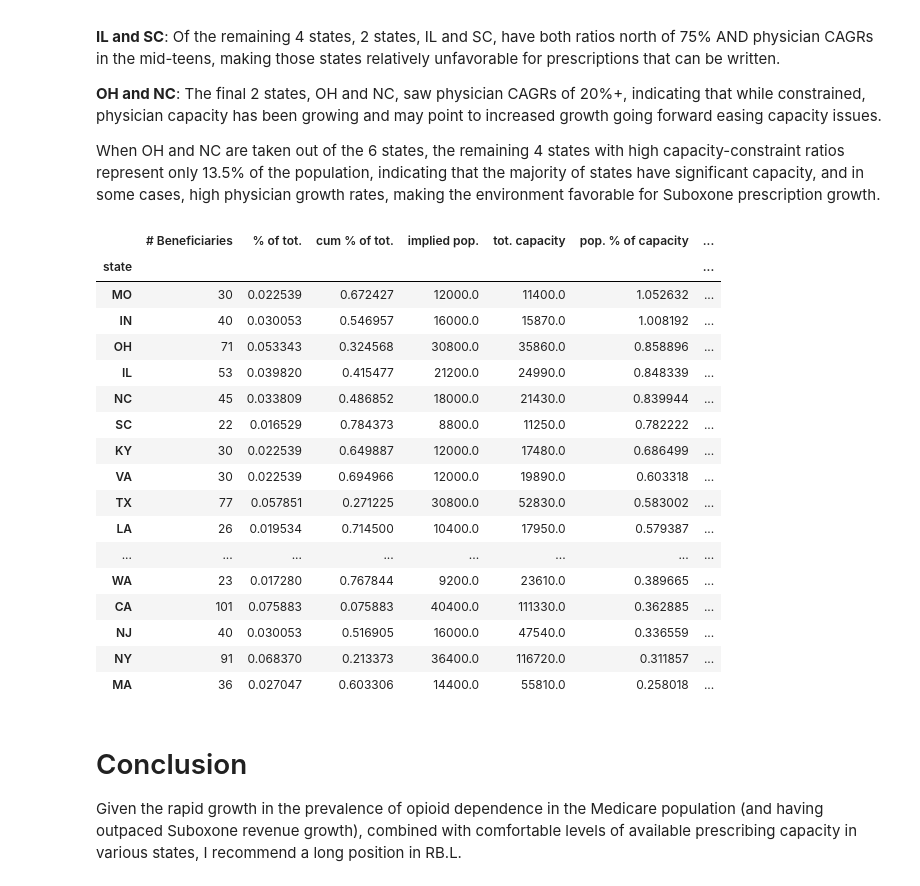
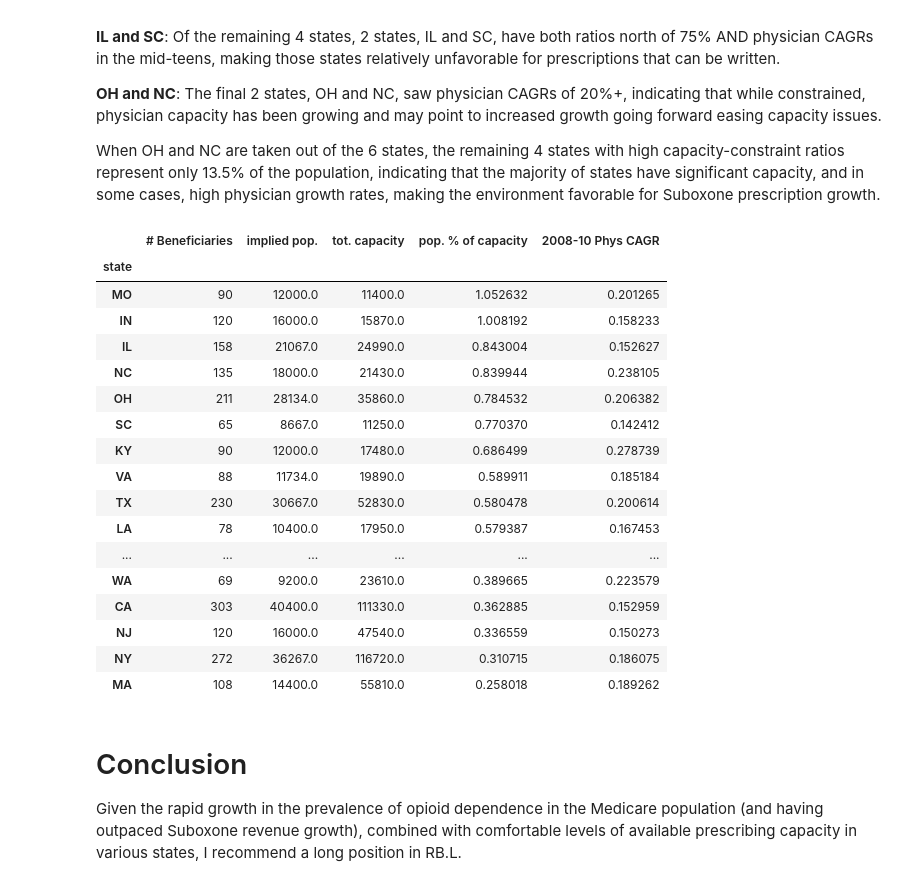
Before and after one commit to namanbhandari1/opioids, a Jupyter notebook: opioids.ipynb, the cells around one changed output. Saved outputs shown, nothing was run; the diff lists cells and outputs as text; code cells hidden in the pictures.

```diff
--- a/opioids.ipynb
+++ b/opioids.ipynb
@@ -297,3 +295,8 @@ ben = pd.read_csv('./DE1_0_2008_Beneficiary_Summary_File_Sample_1.csv')
+# %%
+# ben = pd.read_csv('./DE1_0_2008_Beneficiary_Summary_File_Sample_1.csv')
+ben = pd.concat(map(pd.read_csv, ['../DE1_0_2008_Beneficiary_Summary_File_Sample_1.csv',
+                                  '../DE1_0_2009_Beneficiary_Summary_File_Sample_1.csv',
+                                  '../DE1_0_2010_Beneficiary_Summary_File_Sample_1.csv']))
 # %% [markdown]
 ### Create new state, sex, and race columns with actual values
 # %% [markdown]
@@ -379,12 +382,12 @@ Let's add a few columns of data here from outside research:
 # %%
 impl_pop_d = {
     'CA': 40400,
-    'FL': 36800,
-    'NY': 36400,
-    'TX': 30800,
-    'OH': 30800,
+    'FL': 36267,
+    'NY': 36267,
+    'TX': 30667,
+    'OH': 28134,
     'PA': 27200,
-    'IL': 21200,
+    'IL': 21067,
     'MI': 20000,
     'NC': 18000,
     'NJ': 16000,
@@ -394,12 +397,12 @@ impl_pop_d = {
     'TN': 12800,
     'KY': 12000,
     'MO': 12000,
-    'VA': 12000,
+    'VA': 11734,
     'LA': 10400,
     'AZ': 9600,
-    'AL': 9600,
+    'AL': 9467,
     'WA': 9200,
-    'SC': 8800,
+    'SC': 8667,
     'WI': 8400,
 }
 # %%
@@ -439,12 +442,12 @@ states['tot. capacity'] = states.index.map(capacity_d)
 # %%
 pop_pct_cap_d = {
     'CA': 0.362885116320848,
-    'FL': 0.469268043866361,
-    'NY': 0.311857436600411,
-    'TX': 0.583002082150293,
-    'OH': 0.858895705521472,
+    'FL': 0.46246705772337,
+    'NY': 0.310715101667809,
+    'TX': 0.580478263612846,
+    'OH': 0.784532440974159,
     'PA': 0.394145775974496,
-    'IL': 0.848339335734294,
+    'IL': 0.843003868213952,
     'MI': 0.395022713806044,
     'NC': 0.839944003733084,
     'NJ': 0.336558687421119,
@@ -454,12 +457,12 @@ pop_pct_cap_d = {
     'TN': 0.527400082406263,
     'KY': 0.68649885583524,
     'MO': 1.05263157894737,
-    'VA': 0.603318250377074,
+    'VA': 0.589911178146472,
     'LA': 0.579387186629526,
     'AZ': 0.5103668261563,
-    'AL': 0.56140350877193,
+    'AL': 0.553606237816764,
     'WA': 0.389665396018636,
-    'SC': 0.782222222222222,
+    'SC': 0.77037037037037,
     'WI': 0.503295386458957,
 }
 # %%
@@ -513,26 +516,30 @@ I've sorted the below table (remember: the below states make up 80% of the sampl
 
 When OH and NC are taken out of the 6 states, the remaining 4 states with high capacity-constraint ratios represent only 13.5% of the population, indicating that the majority of states have significant capacity, and in some cases, high physician growth rates, making the environment favorable for Suboxone prescription growth.
 # %%
-states[states['cum % of tot.'] <=.81].sort_values('pop. % of capacity', ascending=False)
+states[states['cum % of tot.'] <=.81][['# Beneficiaries',
+                                       'implied pop.',
+                                       'tot. capacity',
+                                       'pop. % of capacity',
+                                       '2008-10 Phys CAGR']].sort_values('pop. % of capacity', ascending=False)
 # %% [output]
-|  | # Beneficiaries | % of tot. | cum % of tot. | implied pop. | tot. capacity | pop. % of capacity | ... |
-| state |  |  |  |  |  |  | ... |
-| MO | 30 | 0.022539 | 0.672427 | 12000.0 | 11400.0 | 1.052632 | ... |
-| IN | 40 | 0.030053 | 0.546957 | 16000.0 | 15870.0 | 1.008192 | ... |
-| OH | 71 | 0.053343 | 0.324568 | 30800.0 | 35860.0 | 0.858896 | ... |
-| IL | 53 | 0.039820 | 0.415477 | 21200.0 | 24990.0 | 0.848339 | ... |
-| NC | 45 | 0.033809 | 0.486852 | 18000.0 | 21430.0 | 0.839944 | ... |
-| SC | 22 | 0.016529 | 0.784373 | 8800.0 | 11250.0 | 0.782222 | ... |
-| KY | 30 | 0.022539 | 0.649887 | 12000.0 | 17480.0 | 0.686499 | ... |
-| VA | 30 | 0.022539 | 0.694966 | 12000.0 | 19890.0 | 0.603318 | ... |
-| TX | 77 | 0.057851 | 0.271225 | 30800.0 | 52830.0 | 0.583002 | ... |
-| LA | 26 | 0.019534 | 0.714500 | 10400.0 | 17950.0 | 0.579387 | ... |
-| ... | ... | ... | ... | ... | ... | ... | ... |
-| WA | 23 | 0.017280 | 0.767844 | 9200.0 | 23610.0 | 0.389665 | ... |
-| CA | 101 | 0.075883 | 0.075883 | 40400.0 | 111330.0 | 0.362885 | ... |
-| NJ | 40 | 0.030053 | 0.516905 | 16000.0 | 47540.0 | 0.336559 | ... |
-| NY | 91 | 0.068370 | 0.213373 | 36400.0 | 116720.0 | 0.311857 | ... |
-| MA | 36 | 0.027047 | 0.603306 | 14400.0 | 55810.0 | 0.258018 | ... |
+|  | # Beneficiaries | implied pop. | tot. capacity | pop. % of capacity | 2008-10 Phys CAGR |
+| state |  |  |  |  |  |
+| MO | 90 | 12000.0 | 11400.0 | 1.052632 | 0.201265 |
+| IN | 120 | 16000.0 | 15870.0 | 1.008192 | 0.158233 |
+| IL | 158 | 21067.0 | 24990.0 | 0.843004 | 0.152627 |
+| NC | 135 | 18000.0 | 21430.0 | 0.839944 | 0.238105 |
+| OH | 211 | 28134.0 | 35860.0 | 0.784532 | 0.206382 |
+| SC | 65 | 8667.0 | 11250.0 | 0.770370 | 0.142412 |
+| KY | 90 | 12000.0 | 17480.0 | 0.686499 | 0.278739 |
+| VA | 88 | 11734.0 | 19890.0 | 0.589911 | 0.185184 |
+| TX | 230 | 30667.0 | 52830.0 | 0.580478 | 0.200614 |
+| LA | 78 | 10400.0 | 17950.0 | 0.579387 | 0.167453 |
+| ... | ... | ... | ... | ... | ... |
+| WA | 69 | 9200.0 | 23610.0 | 0.389665 | 0.223579 |
+| CA | 303 | 40400.0 | 111330.0 | 0.362885 | 0.152959 |
+| NJ | 120 | 16000.0 | 47540.0 | 0.336559 | 0.150273 |
+| NY | 272 | 36267.0 | 116720.0 | 0.310715 | 0.186075 |
+| MA | 108 | 14400.0 | 55810.0 | 0.258018 | 0.189262 |
 # %% [markdown]
 # Conclusion
 Given the rapid growth in the prevalence of opioid dependence in the Medicare population (and having outpaced Suboxone revenue growth), combined with comfortable levels of available prescribing capacity in various states, I recommend a long position in RB.L.
```
Also changed, not shown: parts of 2 cells of this notebook.
